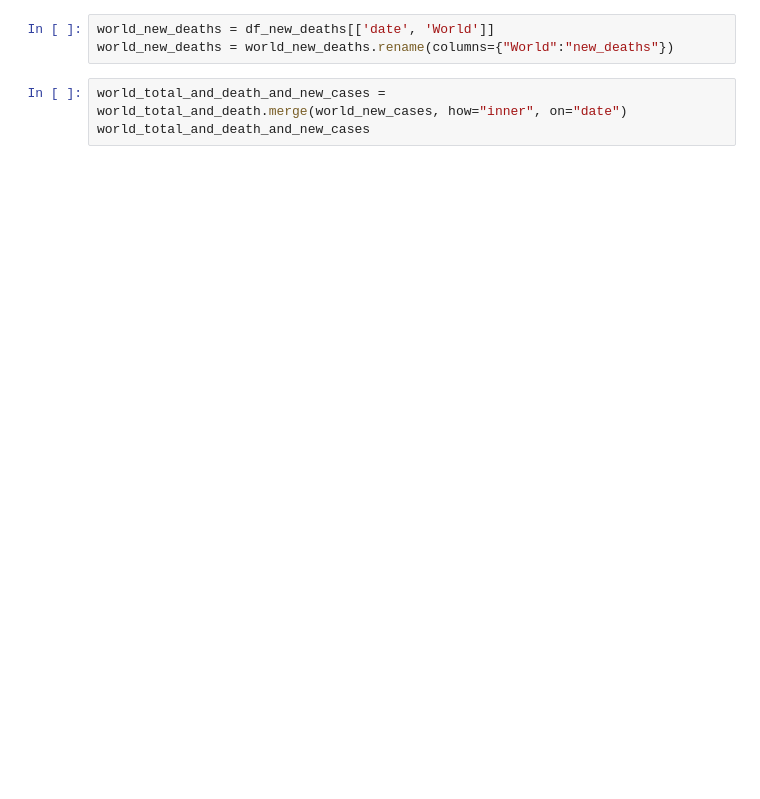
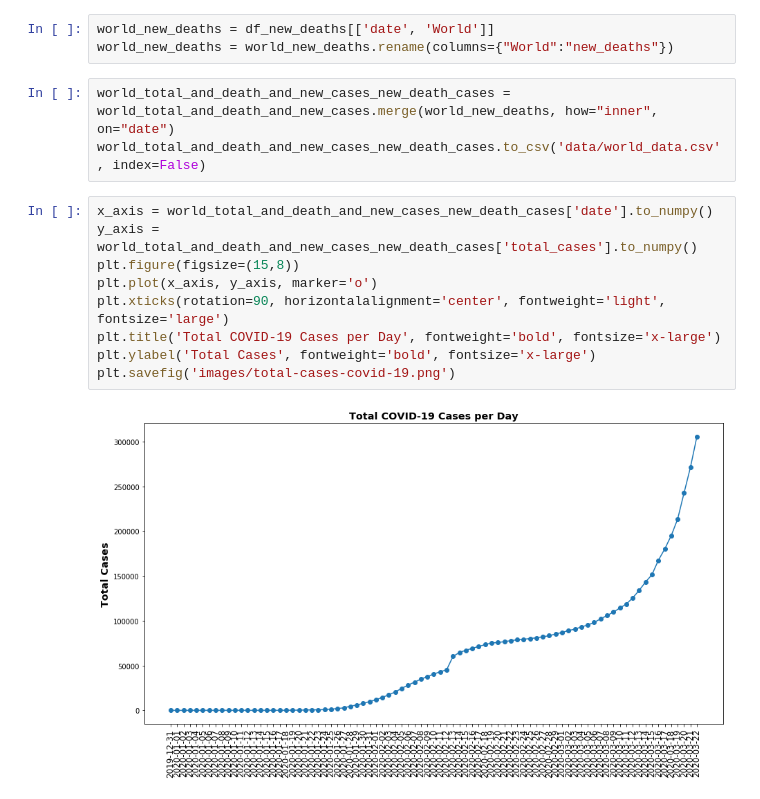
Before and after one commit to frpatel/databootcamp-homework, a Jupyter notebook: final-project/total_cases.ipynb, the cells around one changed output. Cells and saved outputs as stored; diff of their text form; blank space fills up the shorter version.

```diff
--- a/final-project/total_cases.ipynb
+++ b/final-project/total_cases.ipynb
@@ -179,6 +159,17 @@ df_new_deaths.fillna(0)
 # %%
 world_new_deaths = df_new_deaths[['date', 'World']]
 world_new_deaths = world_new_deaths.rename(columns={"World":"new_deaths"})
-# %%
-world_total_and_death_and_new_cases = world_total_and_death.merge(world_new_cases, how="inner", on="date")
-world_total_and_death_and_new_cases
+# %%
+world_total_and_death_and_new_cases_new_death_cases = world_total_and_death_and_new_cases.merge(world_new_deaths, how="inner", on="date")
+world_total_and_death_and_new_cases_new_death_cases.to_csv('data/world_data.csv', index=False)
+# %%
+x_axis = world_total_and_death_and_new_cases_new_death_cases['date'].to_numpy()
+y_axis = world_total_and_death_and_new_cases_new_death_cases['total_cases'].to_numpy()
+plt.figure(figsize=(15,8))
+plt.plot(x_axis, y_axis, marker='o')
+plt.xticks(rotation=90, horizontalalignment='center', fontweight='light', fontsize='large')
+plt.title('Total COVID-19 Cases per Day', fontweight='bold', fontsize='x-large')
+plt.ylabel('Total Cases', fontweight='bold', fontsize='x-large')
+plt.savefig('images/total-cases-covid-19.png')
+# %% [output]
+[figure, added]
```
Also changed, not shown: parts of 10 cells of this notebook, 18 other files.
